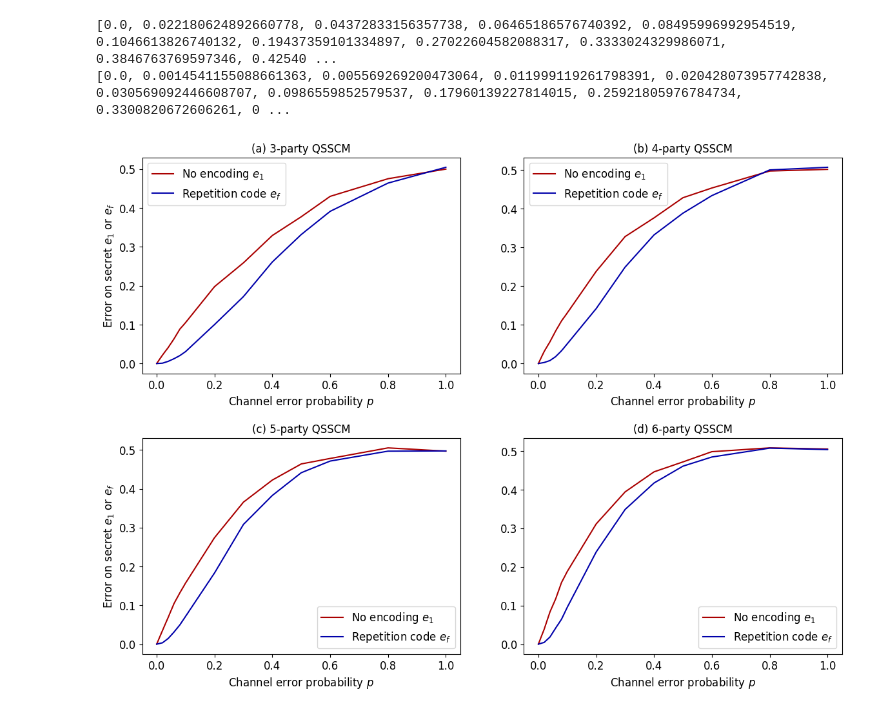
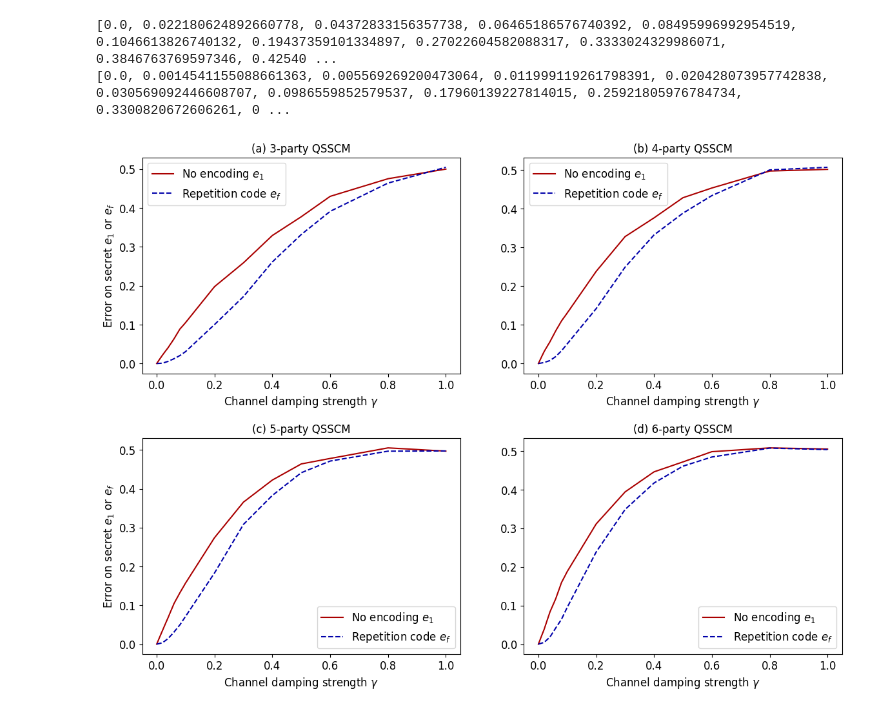
Before and after one commit to sp-k/NoisyQSS, a Jupyter notebook: Untitled.ipynb, the cells around one changed output. Saved outputs shown, nothing was run; the diff lists cells and outputs as text; code cells hidden in the pictures.

```diff
--- a/Untitled.ipynb
+++ b/Untitled.ipynb
@@ -441,9 +444,9 @@ from qiskit.quantum_info import DensityMatrix, Operator, Pauli, partial_trace
 
 QEC5 = five_qubit_code()
 
-num_parties = [3, 4, 5, 6]
+num_parties = [3, 4, 5, 6][:1]
 
-secret = list(randint(2, size = 10000))
+secret = list(randint(2, size = 1000))
 
 Hadamard = Operator([[1/sqrt(2), 1/sqrt(2)], [1/sqrt(2), -1/sqrt(2)]])
 
@@ -804,6 +824,9 @@ Running for 6-party QSSCM...
         Running for param: 1.0....
 {3: [0.0, 0.0216, 0.0413, 0.0635, 0.0883, 0.1053, 0.1976, 0.2588, 0.3291, 0.3773, 0.4297, 0.475, 0.4997], 4: [0.0, 0.0311, 0.0562, 0.0845, 0.1101, 0.1309, 0.2384, 0.3283, 0.3767, 0.4288, 0.4539, 0.497 ...
 {3: [0.0, 0.0009, 0.0056, 0.0124, 0.0203, 0.0307, 0.1001, 0.172, 0.2611, 0.3316, 0.3912, 0.4638, 0.5044], 4: [0.0, 0.0026, 0.0076, 0.018, 0.033, 0.051, 0.1421, 0.2494, 0.3326, 0.3888, 0.4343, 0.5007,  ...
+# %%
+damp_err_list = {3: [0.0, 0.0216, 0.0413, 0.0635, 0.0883, 0.1053, 0.1976, 0.2588, 0.3291, 0.3773, 0.4297, 0.475, 0.4997], 4: [0.0, 0.0311, 0.0562, 0.0845, 0.1101, 0.1309, 0.2384, 0.3283, 0.3767, 0.4288, 0.4539, 0.4978, 0.5021], 5: [0.0, 0.0349, 0.0693, 0.1046, 0.1319, 0.1574, 0.2741, 0.3656, 0.4225, 0.464, 0.4781, 0.5053, 0.497], 6: [0.0, 0.0384, 0.0832, 0.1175, 0.1595, 0.1882, 0.3113, 0.3942, 0.4461, 0.4718, 0.4983, 0.5081, 0.5051]}
+damp_err_lQEC = {3: [0.0, 0.0009, 0.0056, 0.0124, 0.0203, 0.0307, 0.1001, 0.172, 0.2611, 0.3316, 0.3912, 0.4638, 0.5044], 4: [0.0, 0.0026, 0.0076, 0.018, 0.033, 0.051, 0.1421, 0.2494, 0.3326, 0.3888, 0.4343, 0.5007, 0.5075], 5: [0.0, 0.0034, 0.0147, 0.0312, 0.0494, 0.0716, 0.1832, 0.3082, 0.3829, 0.4414, 0.4714, 0.4969, 0.4975], 6: [0.0, 0.0044, 0.0183, 0.0418, 0.0644, 0.0955, 0.2387, 0.3487, 0.4172, 0.4608, 0.4845, 0.5075, 0.5038]}
 # %%
 err = []
 erq = []
@@ -836,45 +859,45 @@ fig, ax = subplots(2, 2)
 subplots_adjust(hspace = 0.3)
 
 ax[0, 0].plot([0.0, 0.02, 0.04, 0.06, 0.08, 0.1, 0.2, 0.3, 0.4, 0.5, 0.6, 0.8, 1.0], damp_err_list[3], label = r'No encoding $e_1$', color = '#a00')
-ax[0, 0].plot([0.0, 0.02, 0.04, 0.06, 0.08, 0.1, 0.2, 0.3, 0.4, 0.5, 0.6, 0.8, 1.0], damp_err_lQEC[3], label = r'Repetition code $e_f$', color = '#00a')
+ax[0, 0].plot([0.0, 0.02, 0.04, 0.06, 0.08, 0.1, 0.2, 0.3, 0.4, 0.5, 0.6, 0.8, 1.0], damp_err_lQEC[3], label = r'Repetition code $e_f$', color = '#00a', ls = '--')
 
-ax[0, 0].set_xlabel(r'Channel error probability $p$')
+ax[0, 0].set_xlabel(r'Channel damping strength $\gamma$')
 ax[0, 0].set_ylabel(r'Error on secret $e_1$ or $e_f$')
 
 ax[0, 0].legend()
 
 ax[0, 0].set_title('(a) 3-party QSSCM')
 
 ax[0, 1].plot([0.0, 0.02, 0.04, 0.06, 0.08, 0.1, 0.2, 0.3, 0.4, 0.5, 0.6, 0.8, 1.0], damp_err_list[4], label = r'No encoding $e_1$', color = '#a00')
-ax[0, 1].plot([0.0, 0.02, 0.04, 0.06, 0.08, 0.1, 0.2, 0.3, 0.4, 0.5, 0.6, 0.8, 1.0], damp_err_lQEC[4], label = r'Repetition code $e_f$', color = '#00a')
+ax[0, 1].plot([0.0, 0.02, 0.04, 0.06, 0.08, 0.1, 0.2, 0.3, 0.4, 0.5, 0.6, 0.8, 1.0], damp_err_lQEC[4], label = r'Repetition code $e_f$', color = '#00a', ls = '--')
 
-ax[0, 1].set_xlabel(r'Channel error probability $p$')
+ax[0, 1].set_xlabel(r'Channel damping strength $\gamma$')
 
 ax[0, 1].legend()
 
 ax[0, 1].set_title('(b) 4-party QSSCM')
 
 ax[1, 0].plot([0.0, 0.02, 0.04, 0.06, 0.08, 0.1, 0.2, 0.3, 0.4, 0.5, 0.6, 0.8, 1.0], damp_err_list[5], label = r'No encoding $e_1$', color = '#a00')
-ax[1, 0].plot([0.0, 0.02, 0.04, 0.06, 0.08, 0.1, 0.2, 0.3, 0.4, 0.5, 0.6, 0.8, 1.0], damp_err_lQEC[5], label = r'Repetition code $e_f$', color = '#00a')
+ax[1, 0].plot([0.0, 0.02, 0.04, 0.06, 0.08, 0.1, 0.2, 0.3, 0.4, 0.5, 0.6, 0.8, 1.0], damp_err_lQEC[5], label = r'Repetition code $e_f$', color = '#00a', ls = '--')
 
-ax[1, 0].set_xlabel(r'Channel error probability $p$')
+ax[1, 0].set_xlabel(r'Channel damping strength $\gamma$')
 ax[1, 0].set_ylabel(r'Error on secret $e_1$ or $e_f$')
 
 ax[1, 0].legend()
 
 ax[1, 0].set_title('(c) 5-party QSSCM')
 
 ax[1, 1].plot([0.0, 0.02, 0.04, 0.06, 0.08, 0.1, 0.2, 0.3, 0.4, 0.5, 0.6, 0.8, 1.0], damp_err_list[6], label = r'No encoding $e_1$', color = '#a00')
-ax[1, 1].plot([0.0, 0.02, 0.04, 0.06, 0.08, 0.1, 0.2, 0.3, 0.4, 0.5, 0.6, 0.8, 1.0], damp_err_lQEC[6], label = r'Repetition code $e_f$', color = '#00a')
+ax[1, 1].plot([0.0, 0.02, 0.04, 0.06, 0.08, 0.1, 0.2, 0.3, 0.4, 0.5, 0.6, 0.8, 1.0], damp_err_lQEC[6], label = r'Repetition code $e_f$', color = '#00a', ls = '--')
 
-ax[1, 1].set_xlabel(r'Channel error probability $p$')
+ax[1, 1].set_xlabel(r'Channel damping strength $\gamma$')
 
 ax[1, 1].legend()
 
 ax[1, 1].set_title('(d) 6-party QSSCM')
 
 savefig("rep_damp.png", format="png", bbox_inches="tight")
 
 show()
 # %% [output]
-[figure, old version]
+[figure, new version]
```
Also changed, not shown: parts of 14 cells of this notebook, 7 other files.
